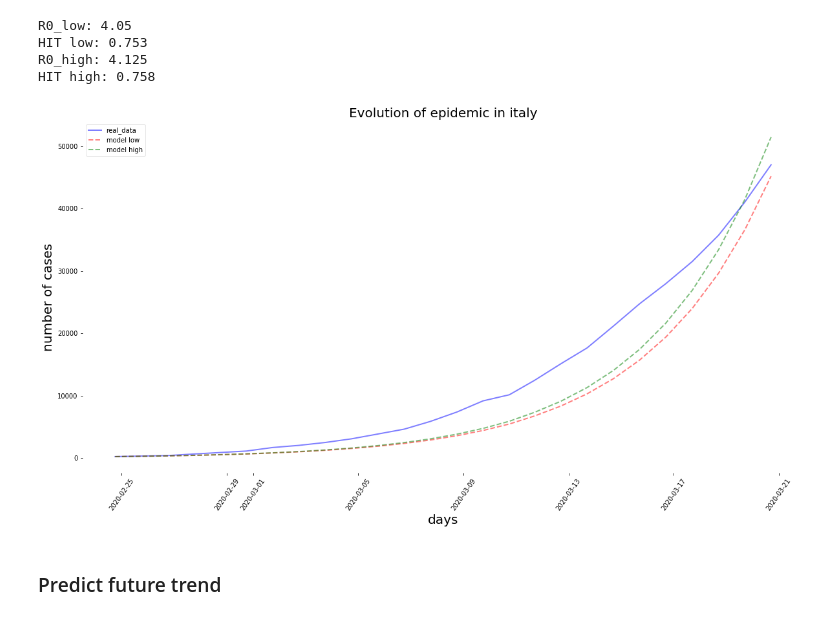
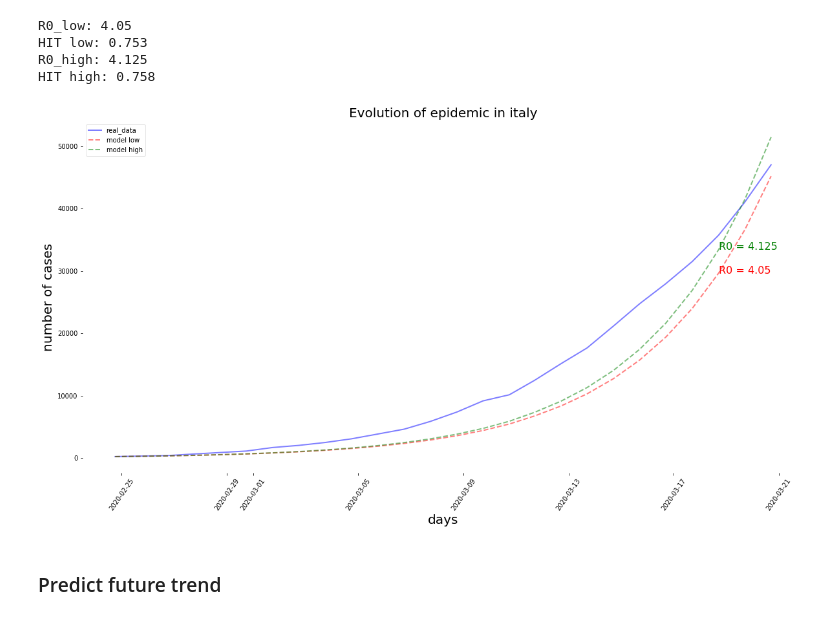
Before and after one commit to giovanniguidi/COVID-19-italy, a Jupyter notebook: EDA.ipynb, the cells around one changed output. Cells and saved outputs as stored; diff of their text form; code cells hidden in the pictures.

```diff
--- a/EDA.ipynb
+++ b/EDA.ipynb
@@ -27,8 +27,9 @@ N_inhabitants = 60.48e6
 
 #Susceptible people, i.e. people that are really in contact with each other, should be a percentage of
 #the number of inhabitants
+percentage = 0.75
 
-N = N_inhabitants * 0.75
+N = N_inhabitants * percentage
 
 print("Number of susceptible people:", round(N * 1e-6, 2), "million")
 
@@ -100,34 +101,41 @@ fig = plt.figure(facecolor='w', figsize=(20,10))
 ax = fig.add_subplot(111, axisbelow=True)
 
 ax.plot(days, num_casi, 'b', alpha=0.5, lw=2, label='real_data')
 ax.plot(days, I_low, 'r', alpha=0.5, lw=2, label='model low', linestyle='dashed')
 ax.plot(days, I_high, 'g', alpha=0.5, lw=2, label='model high', linestyle='dashed')
+
+ax.text(days[-3], I_low[-3], "R0 = " + str(round(R0_low, 4)), fontsize=16,
+               rotation=0, rotation_mode='anchor', color='red')
+
+ax.text(days[-3], I_high[-3], "R0 = " + str(round(R0_high, 4)), fontsize=16,
+               rotation=0, rotation_mode='anchor', color='green')
+
 
 #ax.plot(t, num_casi, 'b', alpha=0.5, lw=2, label='real_data')
 #ax.plot(t, I_low, 'r', alpha=0.5, lw=2, label='model low')
 #ax.plot(t, I_high, 'g', alpha=0.5, lw=2, label='model high')
 
 plt.title('Evolution of epidemic in italy', fontsize=20)
 
 ax.set_xlabel('days', fontsize=20)
 ax.set_ylabel('number of cases', fontsize=20)
 
 #plt.xticks(rotation=90)
 
 ax.xaxis.set_tick_params(rotation=55)
 
 #ax.yaxis.set_tick_params(length=0)
 #ax.xaxis.set_tick_params(length=0)
 
 ax.grid(b=True, which='major', c='w', lw=2, ls='-')
 legend = ax.legend()
 legend.get_frame().set_alpha(0.5)
 
 for spine in ('top', 'right', 'bottom', 'left'):
     ax.spines[spine].set_visible(False)
 plt.show()
 # %% [output]
-[figure, old version]
+[figure, new version]
 # %% [markdown]
 ### Predict future trend
 # %%
```
Also changed, not shown: parts of 3 cells of this notebook, 1 other file.
